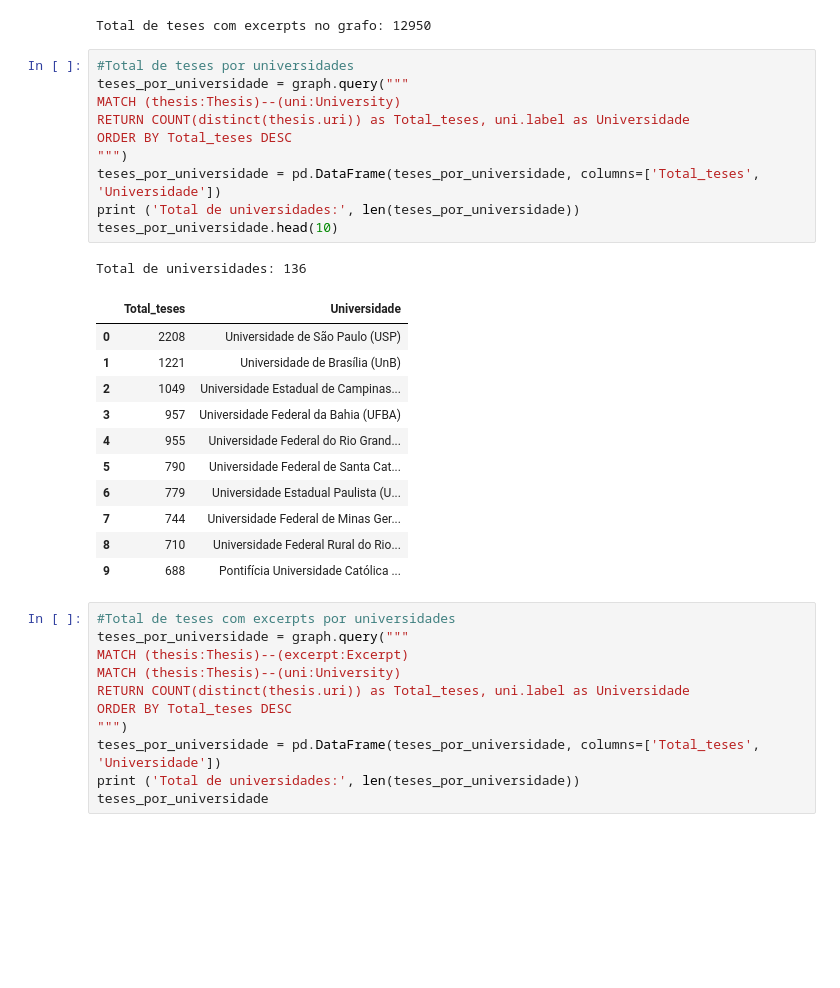
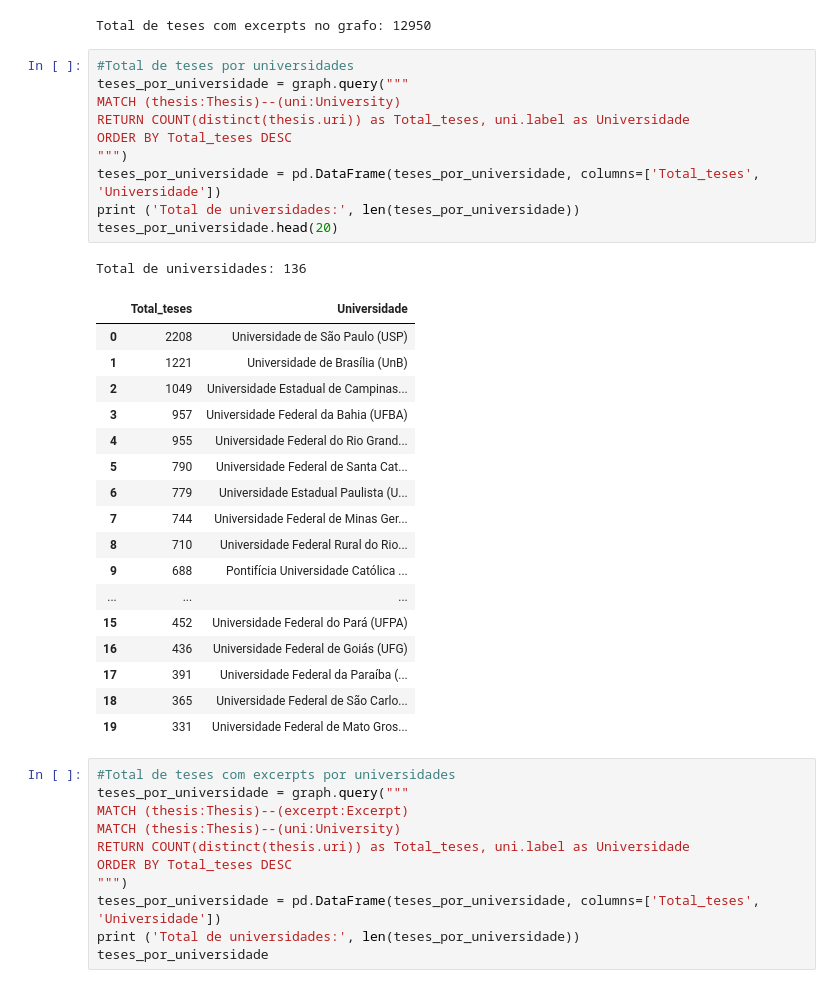
Before and after one commit to fabiocorreacordeiro/Indigenous-Slavery-KG, a Jupyter notebook: EDA.ipynb, the cells around one changed output. Cells and saved outputs as stored; diff of their text form; blank space fills up the shorter version.

```diff
--- a/EDA.ipynb
+++ b/EDA.ipynb
@@ -61,26 +61,32 @@ Total de teses com excerpts no grafo: 12950
 # %%
 #Total de teses por universidades
 teses_por_universidade = graph.query("""
 MATCH (thesis:Thesis)--(uni:University)
 RETURN COUNT(distinct(thesis.uri)) as Total_teses, uni.label as Universidade
 ORDER BY Total_teses DESC
 """)
 teses_por_universidade = pd.DataFrame(teses_por_universidade, columns=['Total_teses', 'Universidade'])
 print ('Total de universidades:', len(teses_por_universidade))
-teses_por_universidade.head(10)
+teses_por_universidade.head(20)
 # %% [output]
 Total de universidades: 136
 |  | Total_teses | Universidade |
 | 0 | 2208 | Universidade de São Paulo (USP) |
 | 1 | 1221 | Universidade de Brasília (UnB) |
 | 2 | 1049 | Universidade Estadual de Campinas... |
 | 3 | 957 | Universidade Federal da Bahia (UFBA) |
 | 4 | 955 | Universidade Federal do Rio Grand... |
 | 5 | 790 | Universidade Federal de Santa Cat... |
 | 6 | 779 | Universidade Estadual Paulista (U... |
 | 7 | 744 | Universidade Federal de Minas Ger... |
 | 8 | 710 | Universidade Federal Rural do Rio... |
 | 9 | 688 | Pontifícia Universidade Católica ... |
+| ... | ... | ... |
+| 15 | 452 | Universidade Federal do Pará (UFPA) |
+| 16 | 436 | Universidade Federal de Goiás (UFG) |
+| 17 | 391 | Universidade Federal da Paraíba (... |
+| 18 | 365 | Universidade Federal de São Carlo... |
+| 19 | 331 | Universidade Federal de Mato Gros... |
 # %%
 #Total de teses com excerpts por universidades
 teses_por_universidade = graph.query("""
```
Also changed, not shown: parts of 7 cells of this notebook, 1 other file.
